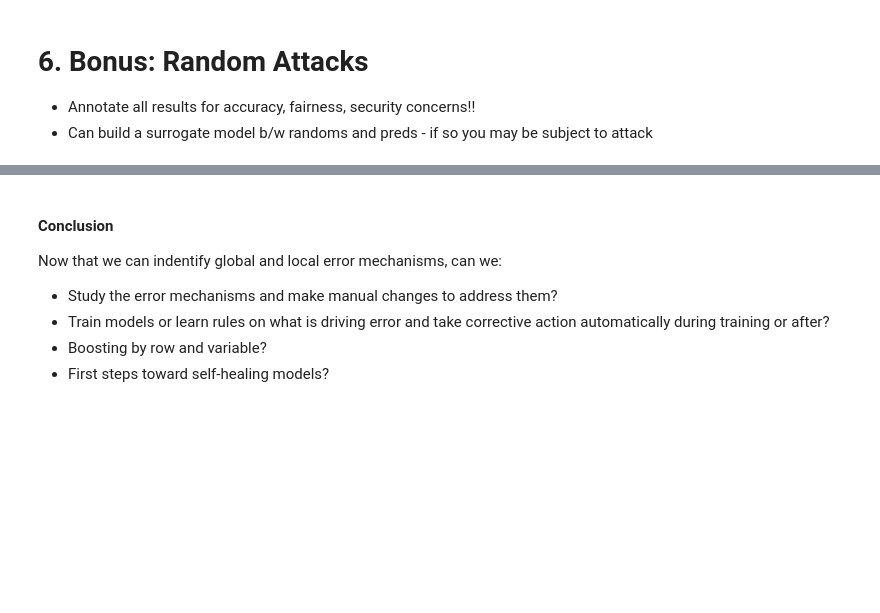
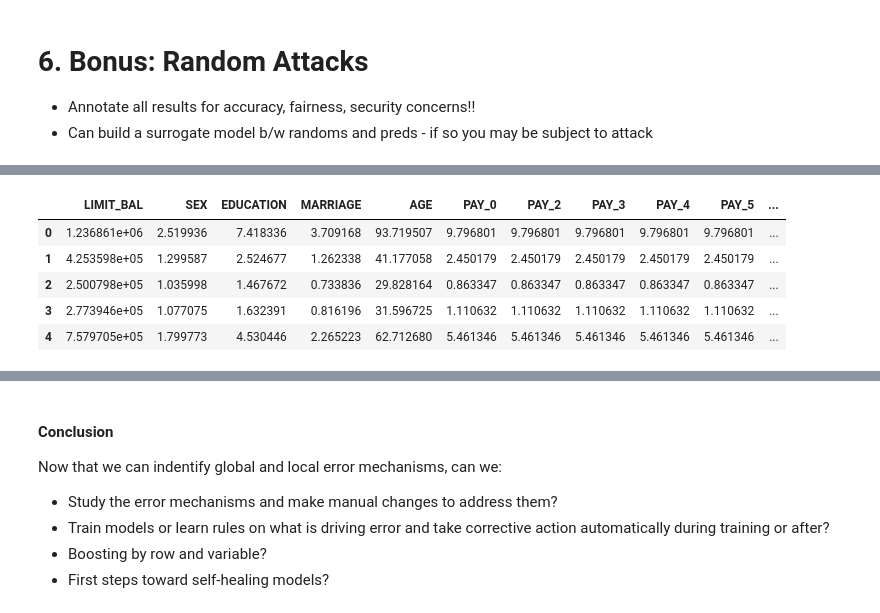
Before and after one commit to jphall663/interpretable_machine_learning_with_python, a Jupyter notebook: debugging_sens_analysis_redux.ipynb, the cells around one changed output, grey strips where cells are left out. Saved outputs shown, nothing was run; the diff lists cells and outputs as text; code cells hidden in the pictures; blank space fills up the shorter version.

```diff
--- a/debugging_sens_analysis_redux.ipynb
+++ b/debugging_sens_analysis_redux.ipynb
@@ -746,0 +786,9 @@ Interactions ... ^^^
+# %%
+randoms_wo_miss.head()
+# %% [output]
+|  | LIMIT_BAL | SEX | EDUCATION | MARRIAGE | AGE | PAY_0 | PAY_2 | PAY_3 | PAY_4 | PAY_5 | ... |
+| 0 | 1.236861e+06 | 2.519936 | 7.418336 | 3.709168 | 93.719507 | 9.796801 | 9.796801 | 9.796801 | 9.796801 | 9.796801 | ... |
+| 1 | 4.253598e+05 | 1.299587 | 2.524677 | 1.262338 | 41.177058 | 2.450179 | 2.450179 | 2.450179 | 2.450179 | 2.450179 | ... |
+| 2 | 2.500798e+05 | 1.035998 | 1.467672 | 0.733836 | 29.828164 | 0.863347 | 0.863347 | 0.863347 | 0.863347 | 0.863347 | ... |
+| 3 | 2.773946e+05 | 1.077075 | 1.632391 | 0.816196 | 31.596725 | 1.110632 | 1.110632 | 1.110632 | 1.110632 | 1.110632 | ... |
+| 4 | 7.579705e+05 | 1.799773 | 4.530446 | 2.265223 | 62.712680 | 5.461346 | 5.461346 | 5.461346 | 5.461346 | 5.461346 | ... |
```
Also changed, not shown: parts of 18 cells of this notebook.
